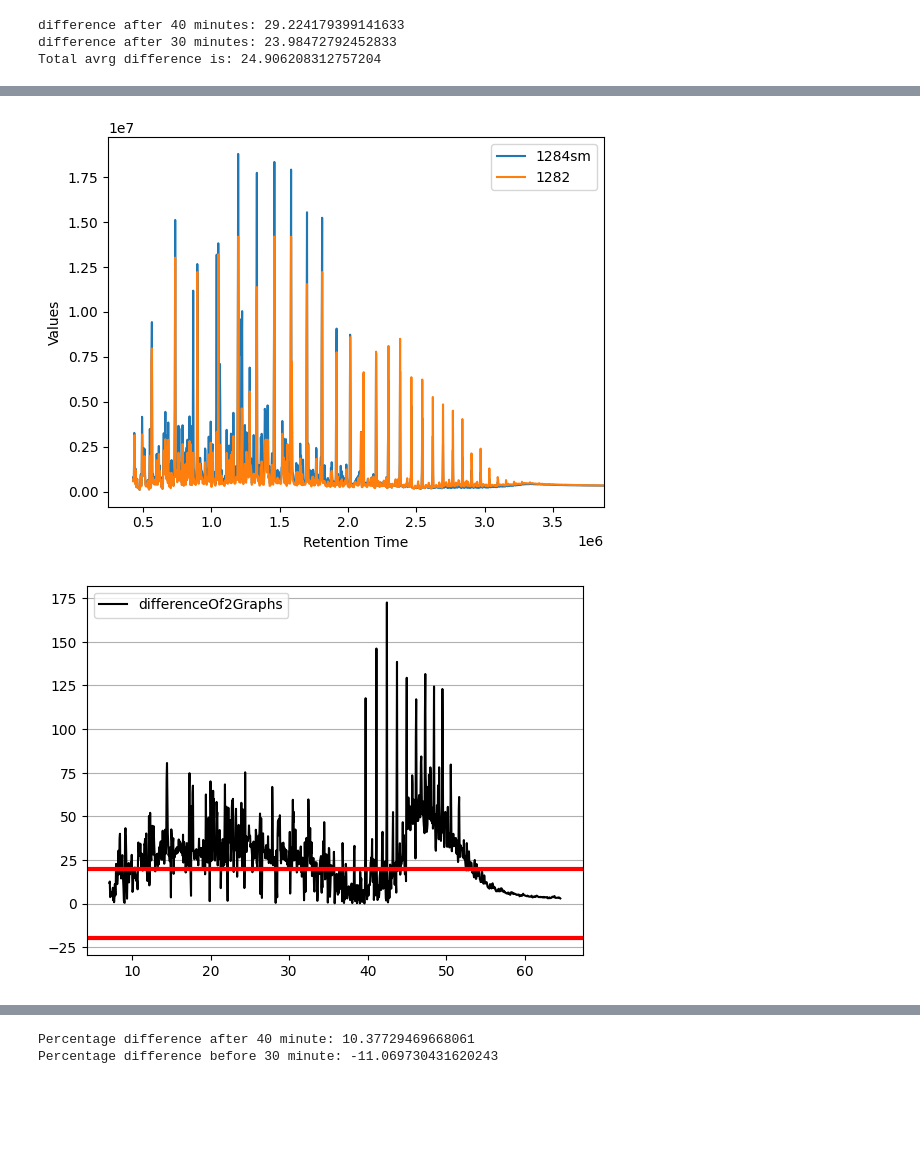
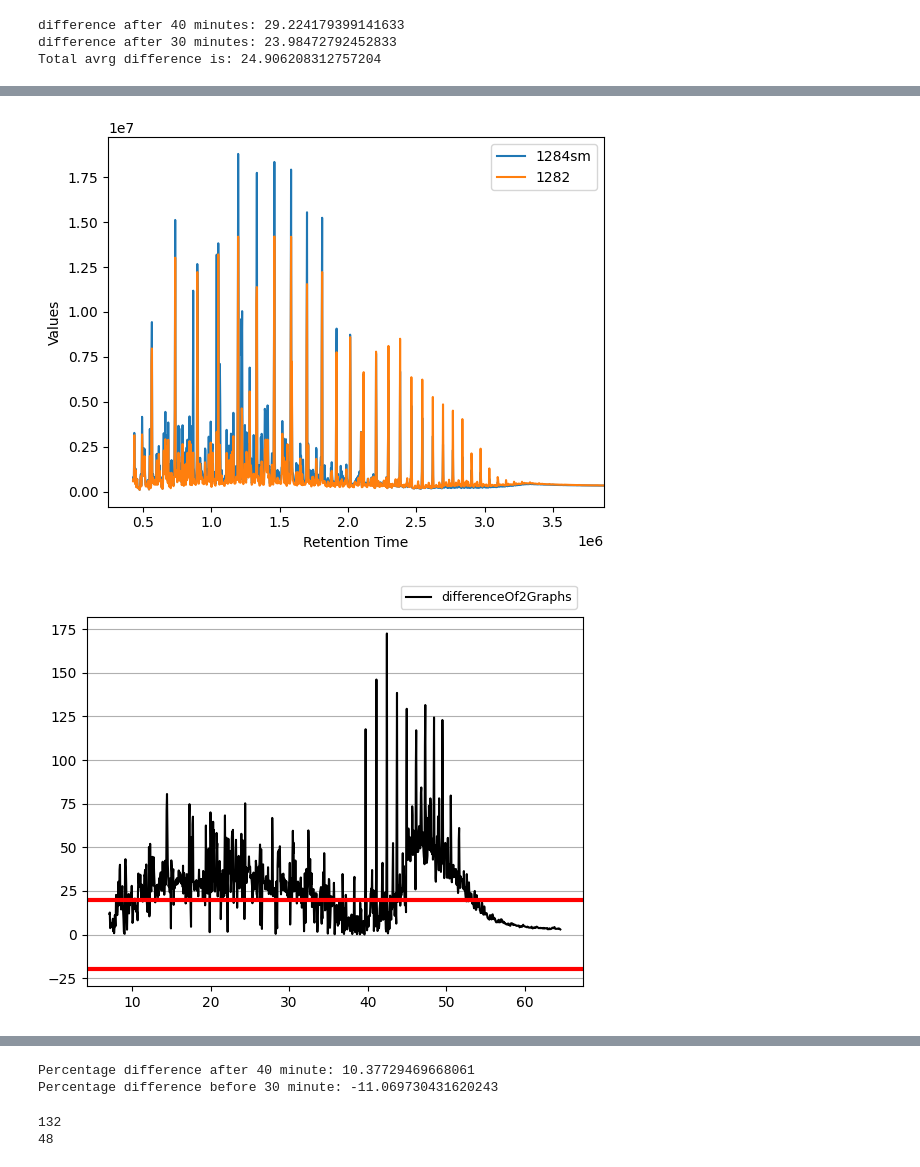
Before and after one commit to hazywho/Python, a Jupyter notebook: DrawAndDifferenciateGraph.ipynb, the cells around one changed output, grey strips where cells are left out. Drawn from its saved outputs; the diff is of its cells as text; code cells hidden in the pictures; blank space fills up the shorter version.

```diff
--- a/DrawAndDifferenciateGraph.ipynb
+++ b/DrawAndDifferenciateGraph.ipynb
@@ -85,35 +85,40 @@ def getDifference(saves,cutx):
         ncol = 6,
         title = "Differences split",
         fontsize = 9.4,
         ) #plotting
     print(f"difference after 40 minutes: {d30a}")
     print(f"difference after 30 minutes: {d40a}") #change to 1 value
 
 
 
     ax2.plot(cutx, log,color="Black", label="differenceOf2Graphs")
     ax2.axhline(y = 20, color = 'red', linestyle = '-', linewidth = 3) #draw 20 line
     ax2.axhline(y = -20, color = 'red', linestyle = '-', linewidth = 3) #draw -20 line
     ax2.grid(axis='y') #draw grid
-    ax2.legend()
+    ax2.legend(
+        loc='upper right',
+        bbox_to_anchor=(1,1.1),
+        ncol = 7,
+        prop={"size":9}
+        ) #plo
     return log,diffBefore30Min,diffAfter40Min #return differance between 2 graphs
 
 getNCalcGraph([r"C:\Users\zanyi\OneDrive\Git hub\Python\1284sm.csv"])#show graph
 getNCalcGraph([r"C:\Users\zanyi\OneDrive\Git hub\Python\1282.csv"])#show graph
 #getNCalcGraph([r"C:\Users\zanyi\OneDrive\Git hub\Python\1283fid.csv"])#show graph(the other one)
 items, cutx = getNCalcGraph()#show combined graph
 log,diff30Minute,diff40Minute = getDifference(items,cutx)#show percentage difference graph
 totalAvrgdiff = sum(log)/len(log)
 print(f"Total avrg difference is: {totalAvrgdiff}")
 plt.show()
 # %% [output]
 difference after 40 minutes: 29.224179399141633
 difference after 30 minutes: 23.98472792452833
 Total avrg difference is: 24.906208312757204
 [figure]
 [figure]
 [figure]
-[figure, old version]
+[figure, new version]
 [figure]
 # %%
 #drafting
@@ -140,3 +145,22 @@ decideDifference(time=l[1], saves=l[0])
 # %% [output]
 Percentage difference after 40 minute: 10.37729469668061
 Percentage difference before 30 minute: -11.069730431620243
+# %%
+#lcm
+l=[11,12]
+f=0
+while True:
+    f += min(l)
+    if f%max(l)==0:
+        print(f)
+        break
+#hcf
+l=[49,56]
+s=1
+for i in range(1,max(l)+1):
+    if min(l)%i==0 and max(l)%i==0:
+        s=i
+print(s)
+# %% [output]
+132
+48
```
